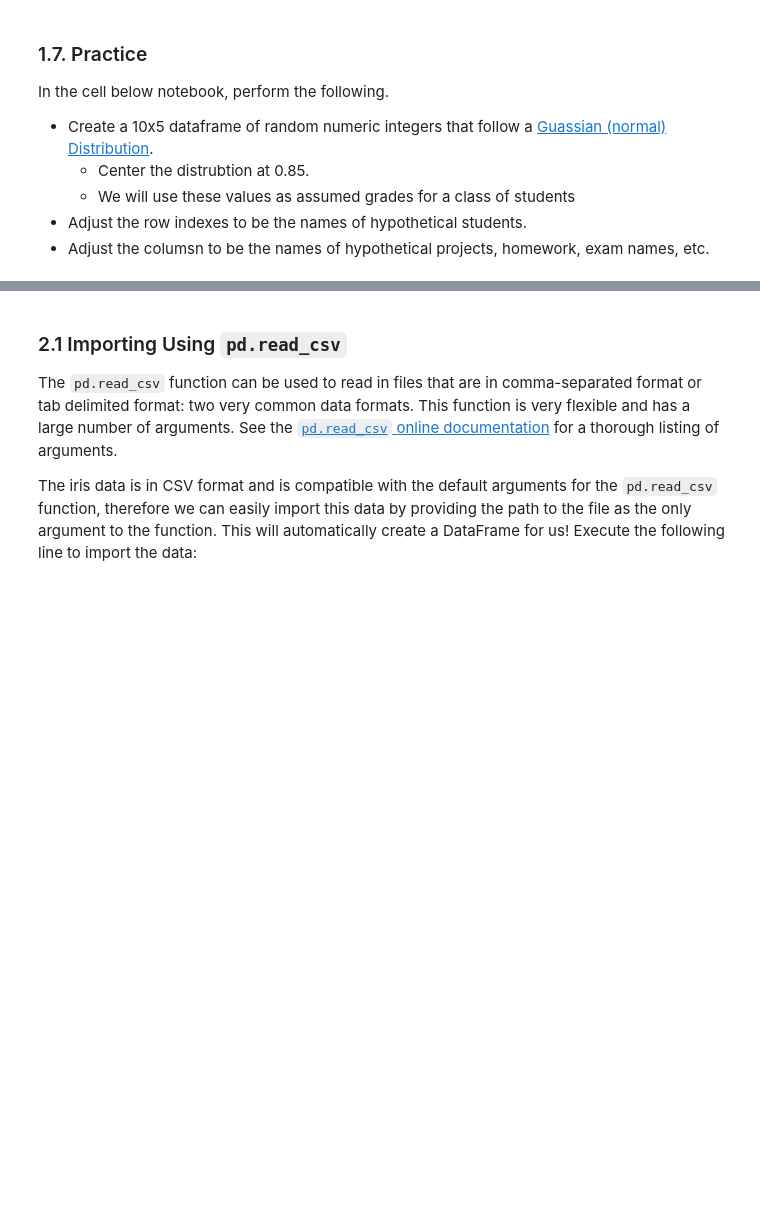
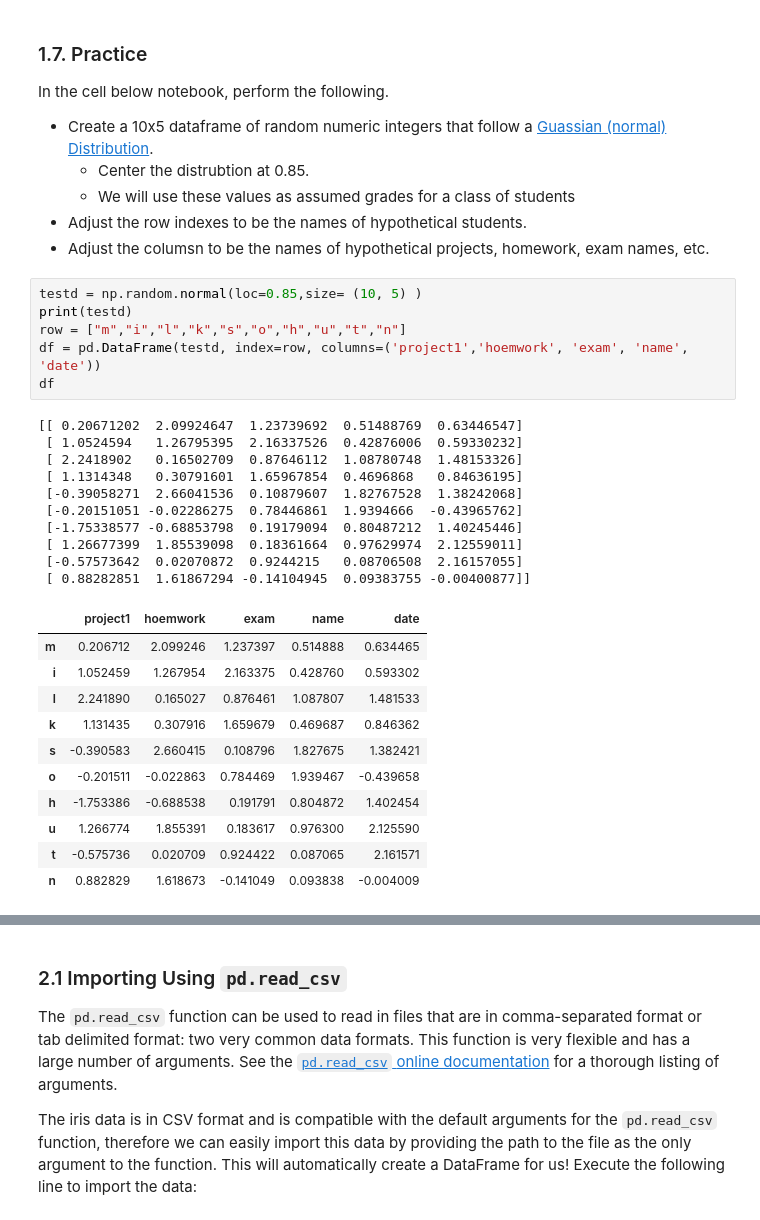
Before and after one commit to ko0000/Data-Analytics-With-Python, a Jupyter notebook: Module2-Data_Analytics/A03-Pandas_Part1.ipynb, the cells around one changed output, grey strips where cells are left out. Drawn from its saved outputs; the diff is of its cells as text; blank space fills up the shorter version.

```diff
--- a/Module2-Data_Analytics/A03-Pandas_Part1.ipynb
+++ b/Module2-Data_Analytics/A03-Pandas_Part1.ipynb
@@ -174,6 +230,34 @@ In the cell below notebook, perform the following.
   + We will use these values as assumed grades for a class of students
 + Adjust the row indexes to be the names of hypothetical students.
 + Adjust the columsn to be the names of hypothetical projects, homework, exam names, etc.
+# %%
+testd = np.random.normal(loc=0.85,size= (10, 5) )
+print(testd)
+row = ["m","i","l","k","s","o","h","u","t","n"]
+df = pd.DataFrame(testd, index=row, columns=('project1','hoemwork', 'exam', 'name', 'date'))
+df
+# %% [output]
+[[ 0.20671202  2.09924647  1.23739692  0.51488769  0.63446547]
+ [ 1.0524594   1.26795395  2.16337526  0.42876006  0.59330232]
+ [ 2.2418902   0.16502709  0.87646112  1.08780748  1.48153326]
+ [ 1.1314348   0.30791601  1.65967854  0.4696868   0.84636195]
+ [-0.39058271  2.66041536  0.10879607  1.82767528  1.38242068]
+ [-0.20151051 -0.02286275  0.78446861  1.9394666  -0.43965762]
+ [-1.75338577 -0.68853798  0.19179094  0.80487212  1.40245446]
+ [ 1.26677399  1.85539098  0.18361664  0.97629974  2.12559011]
+ [-0.57573642  0.02070872  0.9244215   0.08706508  2.16157055]
+ [ 0.88282851  1.61867294 -0.14104945  0.09383755 -0.00400877]]
+|  | project1 | hoemwork | exam | name | date |
+| m | 0.206712 | 2.099246 | 1.237397 | 0.514888 | 0.634465 |
+| i | 1.052459 | 1.267954 | 2.163375 | 0.428760 | 0.593302 |
+| l | 2.241890 | 0.165027 | 0.876461 | 1.087807 | 1.481533 |
+| k | 1.131435 | 0.307916 | 1.659679 | 0.469687 | 0.846362 |
+| s | -0.390583 | 2.660415 | 0.108796 | 1.827675 | 1.382421 |
+| o | -0.201511 | -0.022863 | 0.784469 | 1.939467 | -0.439658 |
+| h | -1.753386 | -0.688538 | 0.191791 | 0.804872 | 1.402454 |
+| u | 1.266774 | 1.855391 | 0.183617 | 0.976300 | 2.125590 |
+| t | -0.575736 | 0.020709 | 0.924422 | 0.087065 | 2.161571 |
+| n | 0.882829 | 1.618673 | -0.141049 | 0.093838 | -0.004009 |
 # %% [markdown]
 ## 2. Loading Data
 
```
Also changed, not shown: parts of 40 cells of this notebook, 1 other file.
